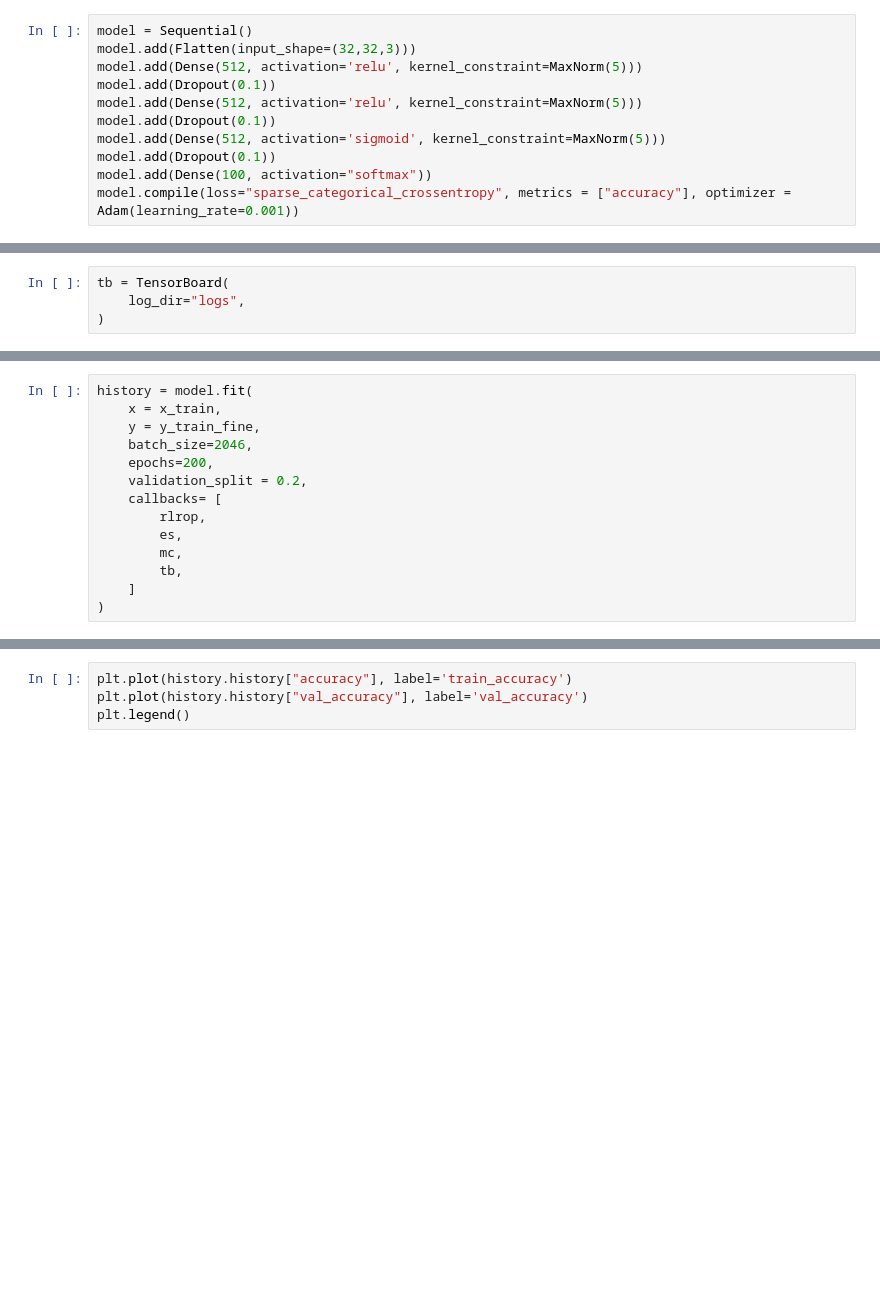
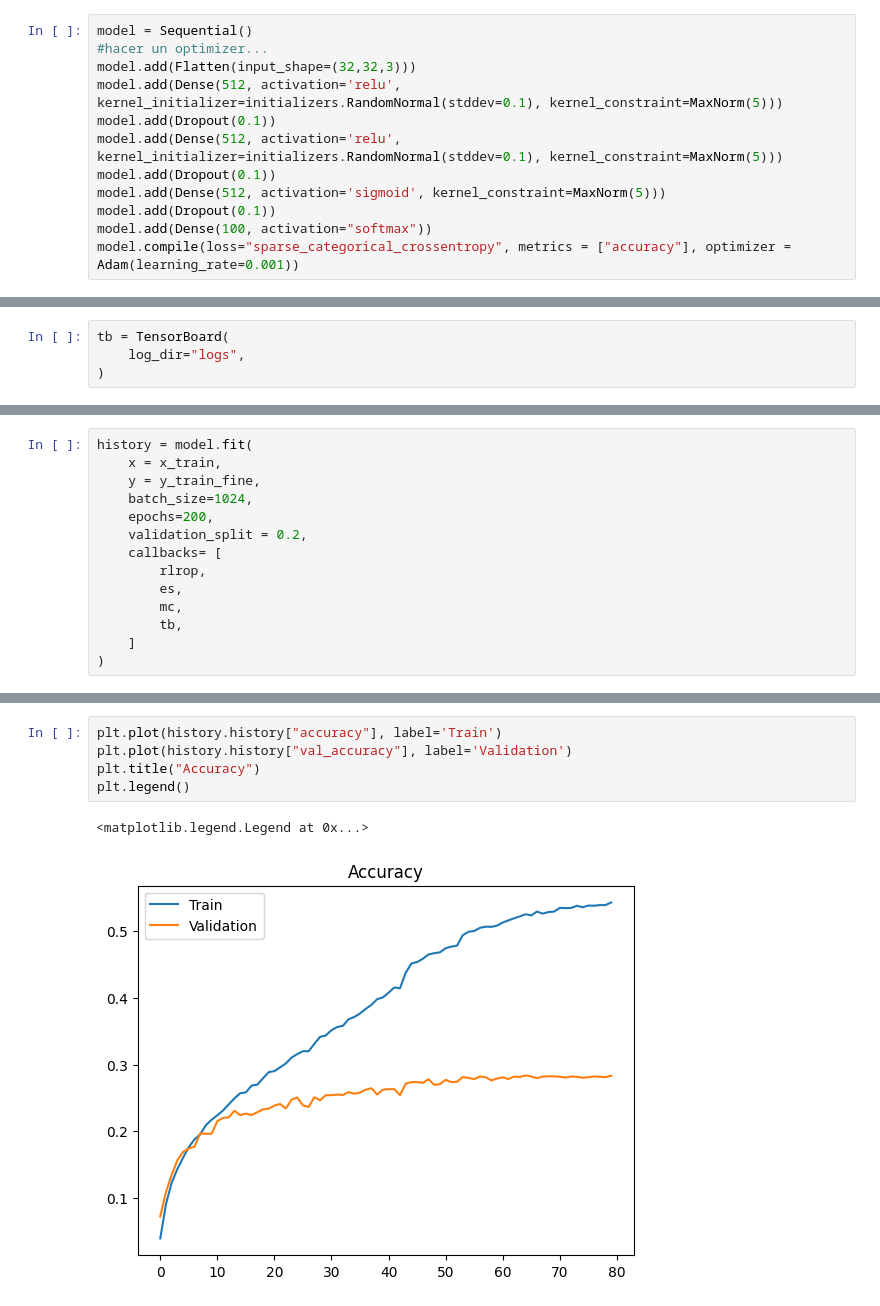
Before and after one commit to NicoBWin/RN1_TP1, a Jupyter notebook: firstnotebook.ipynb, the cells around one changed output, grey strips where cells are left out. Cells and saved outputs as stored; diff of their text form; blank space fills up the shorter version.

```diff
--- a/firstnotebook.ipynb
+++ b/firstnotebook.ipynb
@@ -57,10 +102,11 @@ El relu es la hidden layer ->
 Softmax -> Capa de salida transforma los números a probabilidades
 # %%
 model = Sequential()
+#hacer un optimizer...
 model.add(Flatten(input_shape=(32,32,3)))
-model.add(Dense(512, activation='relu', kernel_constraint=MaxNorm(5)))
+model.add(Dense(512, activation='relu', kernel_initializer=initializers.RandomNormal(stddev=0.1), kernel_constraint=MaxNorm(5)))
 model.add(Dropout(0.1))
-model.add(Dense(512, activation='relu', kernel_constraint=MaxNorm(5)))
+model.add(Dense(512, activation='relu', kernel_initializer=initializers.RandomNormal(stddev=0.1), kernel_constraint=MaxNorm(5)))
 model.add(Dropout(0.1))
 model.add(Dense(512, activation='sigmoid', kernel_constraint=MaxNorm(5)))
 model.add(Dropout(0.1))
@@ -101,7 +171,7 @@ tb = TensorBoard(
 history = model.fit(
     x = x_train,
     y = y_train_fine,
-    batch_size=2046,
+    batch_size=1024,
     epochs=200,
     validation_split = 0.2,
     callbacks= [
@@ -119,5 +214,9 @@ print("Last Accuracy:" , format(last_acc, ".2f"), "%")
 # %%
-plt.plot(history.history["accuracy"], label='train_accuracy')
-plt.plot(history.history["val_accuracy"], label='val_accuracy')
+plt.plot(history.history["accuracy"], label='Train')
+plt.plot(history.history["val_accuracy"], label='Validation')
+plt.title("Accuracy")
 plt.legend()
+# %% [output]
+<matplotlib.legend.Legend at 0x...>
+[figure, added]
 # %%
```
Also changed, not shown: parts of 29 cells of this notebook.
